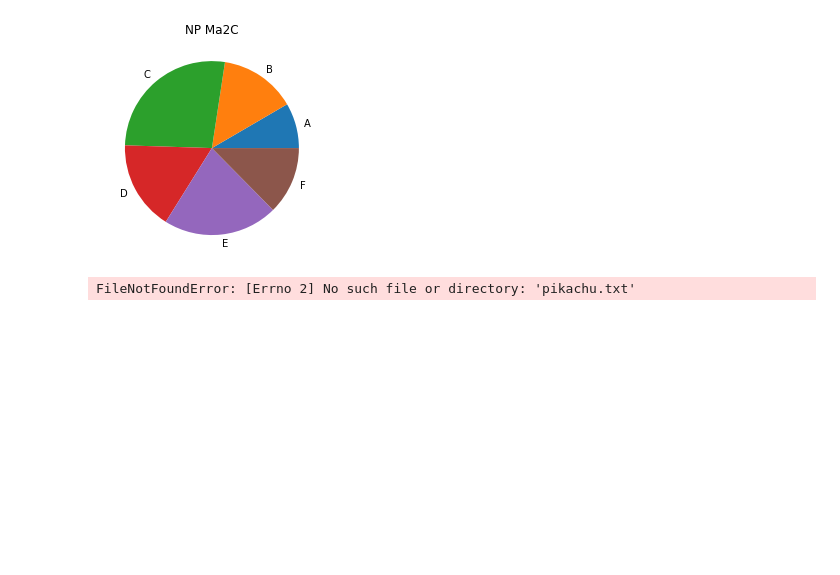
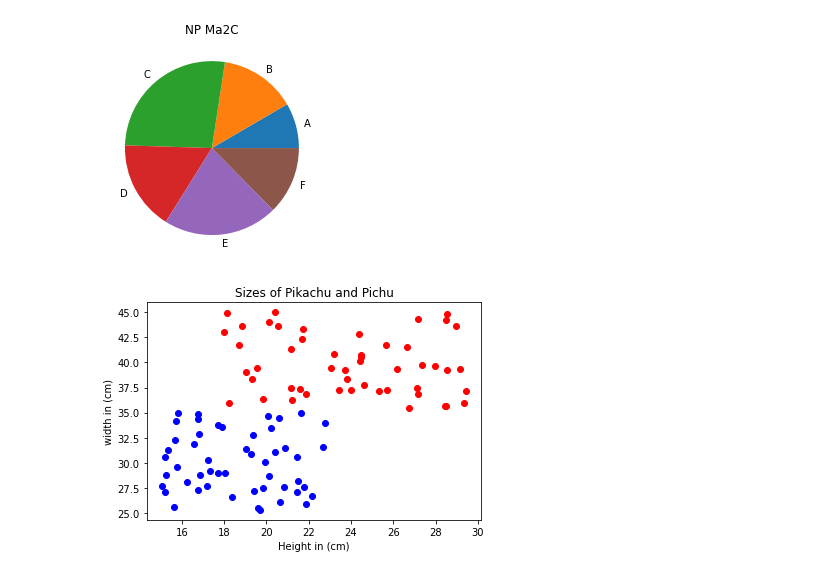
Before and after one commit to AmalDerbali/Programmering_med_Python_Amal_Derbali, a Jupyter notebook: Exercises/Exercise08_File_handling.ipynb, the cells around one changed output. Cells and saved outputs as stored; diff of their text form; code cells hidden in the pictures; blank space fills up the shorter version.

```diff
--- a/Exercises/Exercise08_File_handling.ipynb
+++ b/Exercises/Exercise08_File_handling.ipynb
@@ -112,32 +112,40 @@ Text(0.5, 1.0, 'NP Ma2C')
 # %%
 import matplotlib.pyplot as plt
 import random as rnd
 
-with open ("pikachu.txt", "r") as f1:
+with open ("files/pikachu.txt", "r") as f1:
     pikachu_list = [pikachu.strip("\n") for pikachu in f1.readlines()] #Remove spaces
+    pikachu_list.remove ("(width (cm), height (cm))") #remove the title
+    pikachu_list = [pikachu.replace("(","").replace(")","") for pikachu in pikachu_list]
     pikachu_list = [pikachu.split(",") for pikachu in pikachu_list] #the string should be splitted into lists
-    pikachu_list = [float(pikachu[0], pikachu[1]. replace ("(","").replace(")","")) for pikachu in pikachu_list] #change elements to floats and replace parenthisis with "".
-    pikachu_list.remove ("(width (cm), height (cm))") #remove the title
+    pikachu_list = [[float(pikachu[0]), float(pikachu[1])] for pikachu in pikachu_list]
+    #change elements to floats and replace parenthisis with "".
 
-with open ("pichu.txt", "r") as f2:
+
+
+with open ("files/pichu.txt", "r") as f2:
     pichu_list = [pichu.strip("\n") for pichu in f2.readlines()]
+    pichu_list.remove ("(width (cm), height (cm))")
+    pichu_list = [pichu.replace("(","").replace(")","") for pichu in pichu_list]
     pichu_list = [pichu.split(",") for pichu in pichu_list]
-    pichu_list = [float(pichu[0], pichu[1]. replace ("(","").replace(")","")) for pichu in pichu_list]
-    pichu_list.remove ("(width (cm), height (cm))")
+    pichu_list = [[float(pichu[0]), float(pichu[1])] for pichu in pichu_list]
+
+
+
 
 
 #giving the width and the height by mentioning th first and the second elements
 pikachu_width = [pikachu[0] for pikachu in pikachu_list]
 pikachu_height = [pikachu[1] for pikachu in pikachu_list]
 pichu_width = [pichu[0] for pichu in pichu_list]
 pichu_height = [pichu[1] for pichu in pichu_list]
 
 # the type of plot is based on the link: https://dzone.com/articles/types-of-matplotlib-in-python
 plt.scatter(pikachu_width,pikachu_height, label="pikachu",color="red")
 plt.scatter(pichu_width,pichu_height,label="pichu",color="blue")
 plt.title("Sizes of Pikachu and Pichu")
 plt.xlabel("Height in (cm)")
 plt.ylabel("width in (cm)")
 plt.show()
 # %% [output]
-FileNotFoundError: [Errno 2] No such file or directory: 'pikachu.txt'
+[figure, added]
```
Also changed, not shown: 3 other files.
